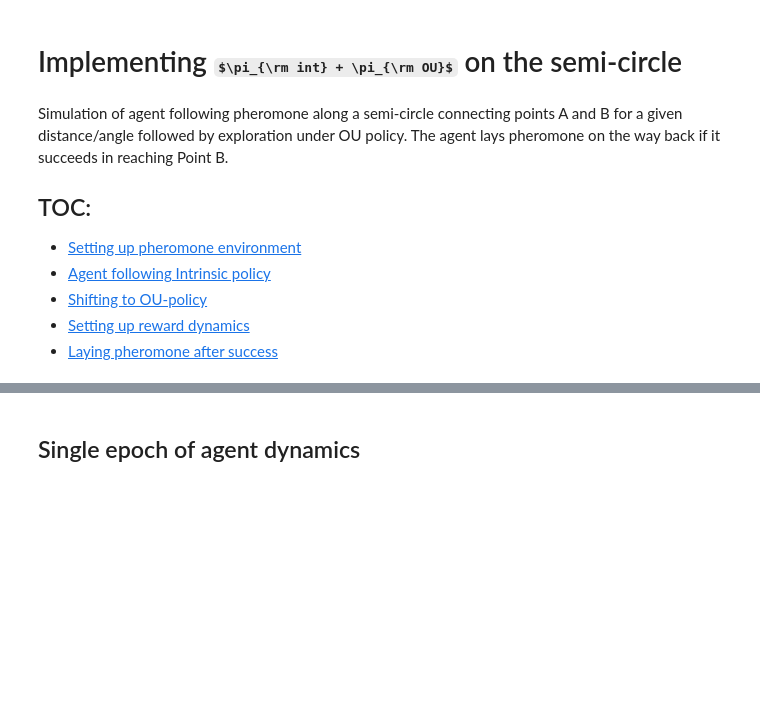
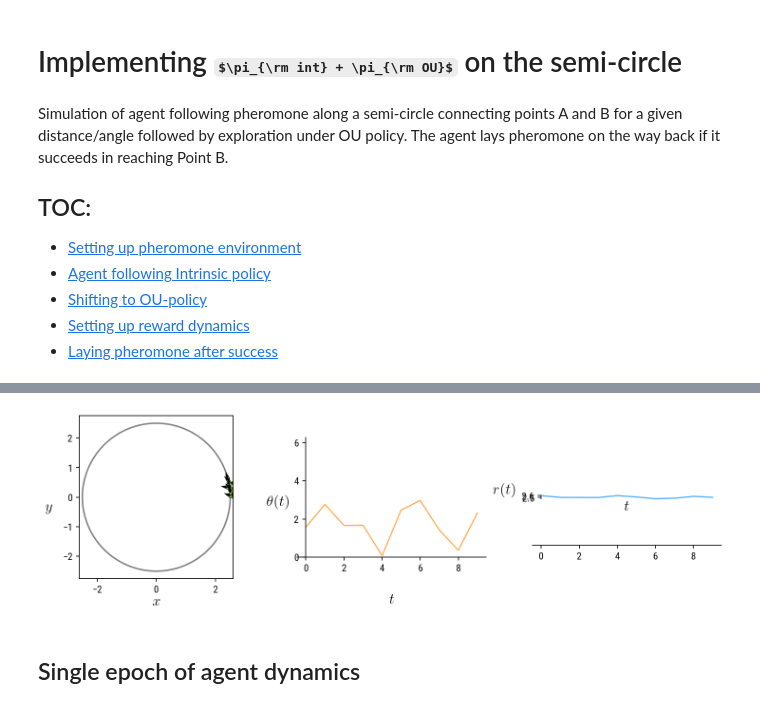
Before and after one commit to sgangaprasath/CollectiveTradeoff, a Jupyter notebook: LineFollowOUParticle.ipynb, the cells around one changed output, grey strips where cells are left out. Saved outputs shown, nothing was run; the diff lists cells and outputs as text; code cells hidden in the pictures; some formulas as TeX source; blank space fills up the shorter version.

```diff
--- a/LineFollowOUParticle.ipynb
+++ b/LineFollowOUParticle.ipynb
@@ -274,0 +288,16 @@ register_pytree_node(agent,
+# %%
+rng = random.PRNGKey(1)
+p = params()
+ag = agent(p.rInit, p.phInit, rng)
+start_time = time.time()
+rxFull = np.array(p.rInit[0])
+ryFull = np.array(p.rInit[1])
+phxFull = np.array(p.phInit[0])
+phyFull = np.array(p.phInit[1])
+for i in range(p.nSteps):
+    ag = ag.intPolicy(p.l, p.a)
+    rxFull = np.vstack((rxFull, np.array(ag.r[0])))
+    ryFull = np.vstack((ryFull, np.array(ag.r[1])))
+    phxFull = np.vstack((phxFull, np.array(ag.phat[0])))
+    phyFull = np.vstack((phyFull, np.array(ag.phat[1])))
+print("--- %s seconds ---" % (time.time() - start_time))
@@ -275,3 +306,87 @@ register_pytree_node(agent,
+# %%
+mpl.rcParams.update(mpl.rcParamsDefault)
+plt.rc("font", family="Roboto Condensed")
+plt.rc("xtick", labelsize="medium")
+
+linewidth = 1.2
+linestyle = "-"
+label_size = 15
+color = '#8dc63f'
+
+fig = plt.figure(figsize=(10, 3), dpi=150)
+
+nrows, ncols = 2, 2
+gspec = gridspec.GridSpec(
+    ncols=ncols, nrows=nrows, figure=fig, width_ratios=[1, 1], height_ratios=[1, 1]
+)
+
+nRow = 1
+nCol = 3
+ax1 = plt.subplot(nRow, nCol, 1, aspect=1)
+thetPlt = np.linspace(0., 2*np.pi, 200)
+ax1.plot(p.a*np.cos(thetPlt), p.a*np.sin(thetPlt), c='gray', zorder=-1)
+ax1.scatter(rxFull, ryFull,
+            s=10,
+            color=color,
+            edgecolors='k',
+            linewidth=0.5,
+            zorder=-1)
+ax1.quiver(rxFull, ryFull,
+           phxFull, phyFull,
+           scale_units='xy', scale=4.2)
+ax1.set_xlim([-(p.a+p.l),(p.a+p.l)])
+# ax1.set_ylim([0.,(p.a+p.l)])
+ax1.set_xlabel(r'$x$',usetex=True, fontsize=label_size)
+ax1.set_ylabel(r'$y$',usetex=True,rotation=0, fontsize=label_size)
+
+ax1.xaxis.set_label_coords(0.5,-0.1)
+ax1.yaxis.set_label_coords(-0.2,0.4)
+
+
+ax2 = plt.subplot(nRow, nCol, 2, aspect=1)
+t = jnp.arange(p.nSteps)
+thetFull = np.arctan2(phyFull[:-1], phxFull[:-1])
+ax2.plot(t, np.mod(thetFull,2*np.pi),
+        color=colors['orange'][4],
+        clip_on=False,
+        linewidth=linewidth,
+        linestyle=linestyle,)
+ax2.set_xlabel(r'$t$',usetex=True, fontsize=label_size)
+ax2.set_ylabel(r'$\theta(t)$',usetex=True,rotation=0, fontsize=label_size)
+ax2.set_ylim([0.,2*np.pi])
+
+ax2.xaxis.set_label_coords(0.5,-0.3)
+ax2.yaxis.set_label_coords(-0.1,0.4)
+
+ax2.spines["right"].set_visible(False)
+ax2.spines["top"].set_visible(False)
+ax2.spines["left"].set_position(("data", 0))
+ax2.spines["bottom"].set_position(("data", 0))
+
+ax3 = plt.subplot(nRow, nCol, 3, aspect=1)
+t = jnp.arange(p.nSteps)
+ax3.plot(t, np.sqrt(rxFull[:-1]**2 + ryFull[:-1]**2),
+        color=colors['blue'][4],
+        clip_on=False,
+        linewidth=linewidth,
+        linestyle=linestyle,)
+ax3.set_xlabel(r'$t$',usetex=True, fontsize=label_size)
+ax3.set_ylabel(r'$r(t)$',usetex=True,rotation=0, fontsize=label_size)
+# ax3.set_ylim([0.,2*np.pi])
+
+ax3.xaxis.set_label_coords(0.5,-0.3)
+ax3.yaxis.set_label_coords(-0.15,0.4)
+
+ax3.spines["right"].set_visible(False)
+ax3.spines["top"].set_visible(False)
+ax3.spines["left"].set_position(("data", 0))
+ax3.spines["bottom"].set_position(("data", 0))
+
+
+plt.tight_layout()
+plt.show()
+# %% [output]
+[figure, added]
 # %% [markdown]
  ## <a class="anchor" id="first-bullet">Single epoch of agent dynamics</a>
 # %%
```
Also changed, not shown: parts of 9 cells of this notebook, 1 other file.
